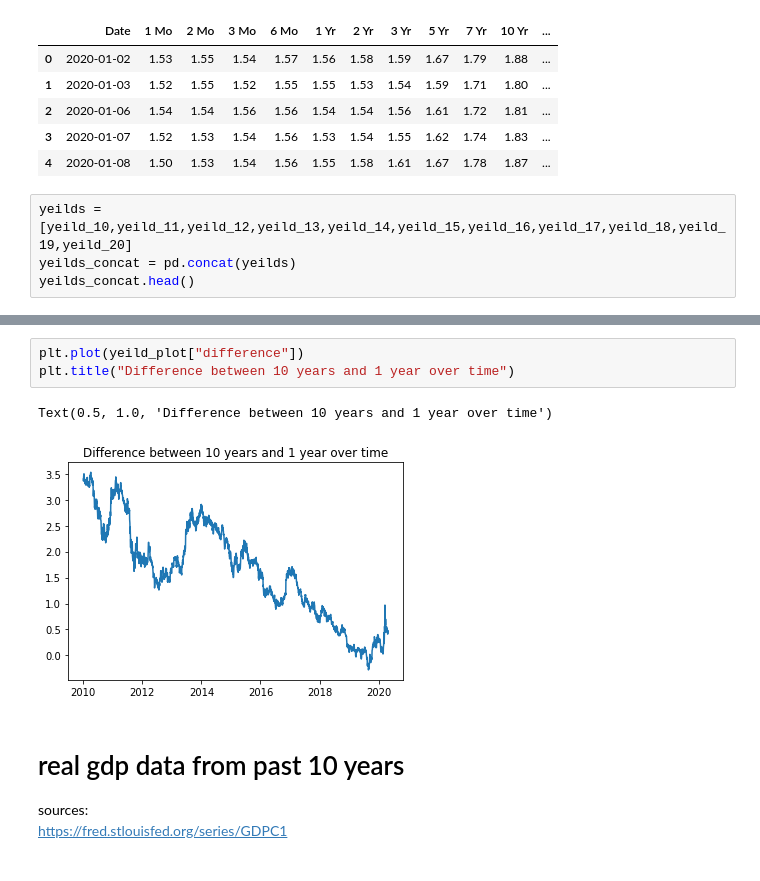
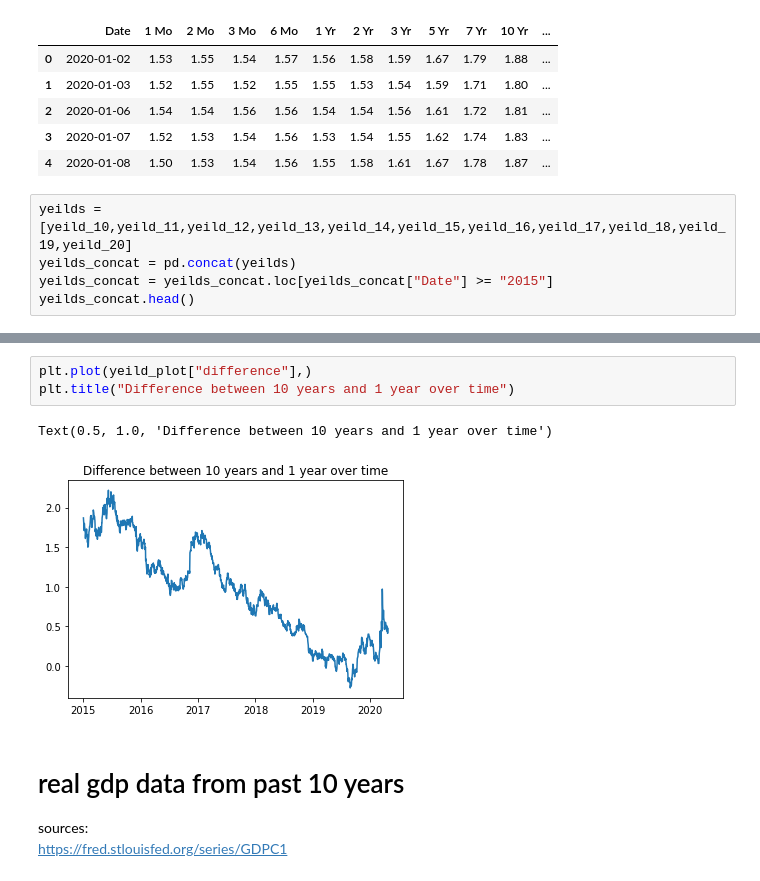
Before and after one commit to akframe123/bigdataproject, a Jupyter notebook: project.ipynb, the cells around one changed output, grey strips where cells are left out. Cells and saved outputs as stored; diff of their text form.

```diff
--- a/project.ipynb
+++ b/project.ipynb
@@ -236,6 +236,7 @@ yeild_20.head()
 # %%
 yeilds = [yeild_10,yeild_11,yeild_12,yeild_13,yeild_14,yeild_15,yeild_16,yeild_17,yeild_18,yeild_19,yeild_20]
 yeilds_concat = pd.concat(yeilds)
+yeilds_concat = yeilds_concat.loc[yeilds_concat["Date"] >= "2015"]
 yeilds_concat.head()
 # %% [output]
 |  | Date | 1 Mo | 2 Mo | 3 Mo | 6 Mo | 1 Yr | 2 Yr | 3 Yr | 5 Yr | 7 Yr | 10 Yr | ... |
@@ -294,9 +295,9 @@ Text(0.5, 1.0, '10 Yr Bond Yeilds 10 Years')
 # %%
-plt.plot(yeild_plot["difference"])
+plt.plot(yeild_plot["difference"],)
 plt.title("Difference between 10 years and 1 year over time")
 # %% [output]
 Text(0.5, 1.0, 'Difference between 10 years and 1 year over time')
-[figure, old version]
+[figure, new version]
 # %% [markdown]
 # real gdp data from past 10 years <br>
 sources: <br>
```
Also changed, not shown: parts of 8 cells of this notebook.
